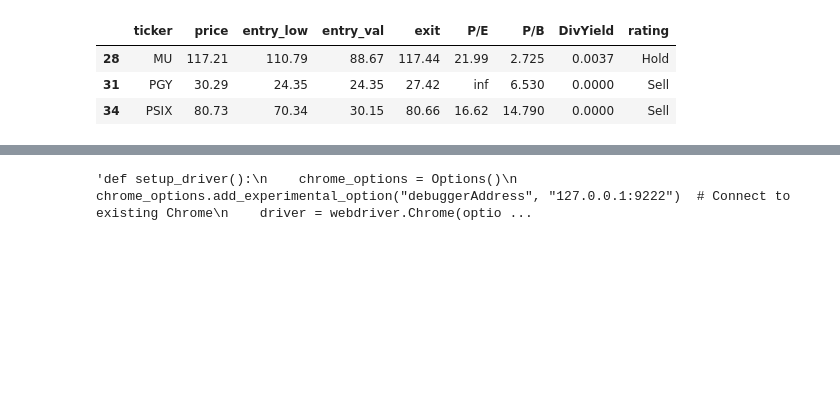
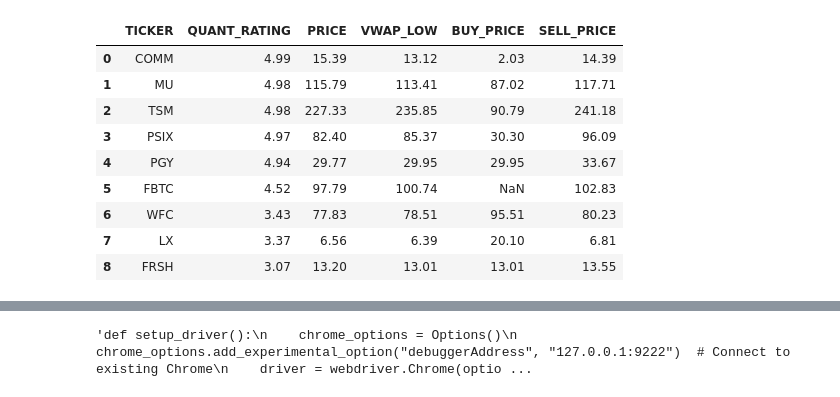
Before and after one commit to cb19weber/401k_optimize, a Jupyter notebook: project/investment_analytics.ipynb, the cells around one changed output, grey strips where cells are left out. Saved outputs shown, nothing was run; the diff lists cells and outputs as text; code cells hidden in the pictures; blank space fills up the shorter version.

```diff
--- a/project/investment_analytics.ipynb
+++ b/project/investment_analytics.ipynb
@@ -379,8 +459,8 @@ def build_analysis_table(summary_df, api_key, margin_of_safety=0.9, vwap_days=12
 # %%
-ira_cash = 50093.69
-ira_historical_return = 0.9934
+ira_cash = 44877.85
+ira_historical_return = 0.9899
 
-brokerage_cash = 6828.54
-brokerage_historical_return = 0.4589
+brokerage_cash = 3020.58
+brokerage_historical_return = 0.4613
 
 york_401k_cash = 2900
@@ -526,12 +526,25 @@ ira_portfolio_df[['TICKER', 'QUANT_RATING', 'TOTAL_QUANTITY',
 # %%
 time.sleep(300)
 # %%
-b_analysis_df = build_analysis_table(brokerage_df, api_key, margin_of_safety=.975, vwap_days=63)
+brokerage_portfolio_df = build_portfolio_df(brokerage_df, api_key, margin_of_safety=.999, vwap_days=21,
+                                      historical_return=ira_historical_return,
+                                      inception_date=pd.to_datetime("12-26-2023", format="%m-%d-%Y"),
+                                      cash_pos=brokerage_cash)
 # %%
-ira_watch_list = ['MU', 'PGY', 'PSIX']
-b_analysis_df[b_analysis_df['ticker'].isin(ira_watch_list)]
+ira_watch_list = ['MU', 'PGY', 'PSIX', 'COMM', 'TSM',
+                  'LC', 'WFC',
+                  'FBTC', 'FRSH', 'LX']
+ira_watch_columns = ['TICKER', 'QUANT_RATING', 'PRICE', 'VWAP_LOW', 'BUY_PRICE', 'SELL_PRICE']
+ira_watch_df = brokerage_portfolio_df[ira_watch_columns].sort_values(by='QUANT_RATING', ascending=False)
+ira_watch_df[ira_watch_df['TICKER'].isin(ira_watch_list)].reset_index(drop=True)
 # %% [output]
-|  | ticker | price | entry_low | entry_val | exit | P/E | P/B | DivYield | rating |
-| 28 | MU | 117.21 | 110.79 | 88.67 | 117.44 | 21.99 | 2.725 | 0.0037 | Hold |
-| 31 | PGY | 30.29 | 24.35 | 24.35 | 27.42 | inf | 6.530 | 0.0000 | Sell |
-| 34 | PSIX | 80.73 | 70.34 | 30.15 | 80.66 | 16.62 | 14.790 | 0.0000 | Sell |
+|  | TICKER | QUANT_RATING | PRICE | VWAP_LOW | BUY_PRICE | SELL_PRICE |
+| 0 | COMM | 4.99 | 15.39 | 13.12 | 2.03 | 14.39 |
+| 1 | MU | 4.98 | 115.79 | 113.41 | 87.02 | 117.71 |
+| 2 | TSM | 4.98 | 227.33 | 235.85 | 90.79 | 241.18 |
+| 3 | PSIX | 4.97 | 82.40 | 85.37 | 30.30 | 96.09 |
+| 4 | PGY | 4.94 | 29.77 | 29.95 | 29.95 | 33.67 |
+| 5 | FBTC | 4.52 | 97.79 | 100.74 | NaN | 102.83 |
+| 6 | WFC | 3.43 | 77.83 | 78.51 | 95.51 | 80.23 |
+| 7 | LX | 3.37 | 6.56 | 6.39 | 20.10 | 6.81 |
+| 8 | FRSH | 3.07 | 13.20 | 13.01 | 13.01 | 13.55 |
```
Also changed, not shown: parts of 20 cells of this notebook, 1 other file.
